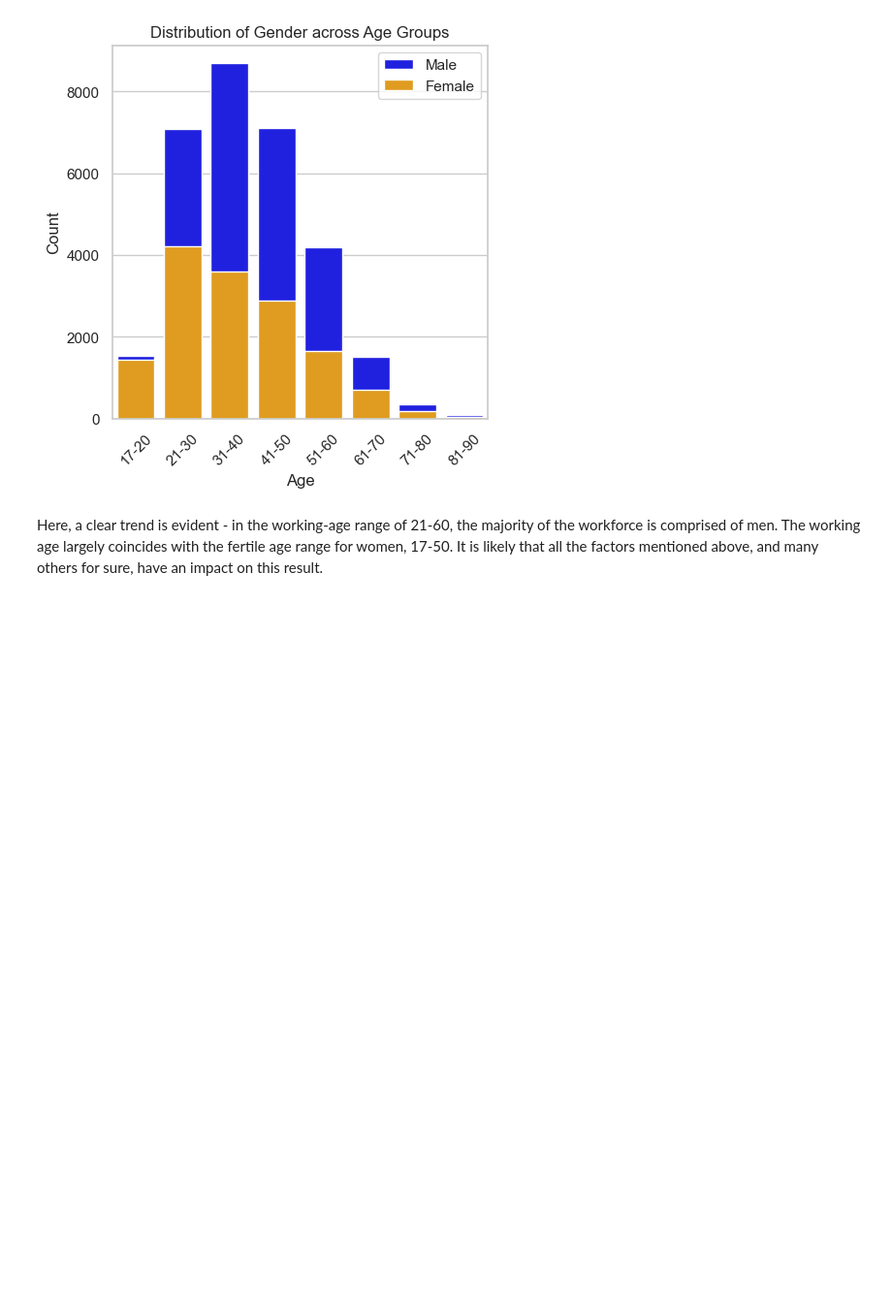
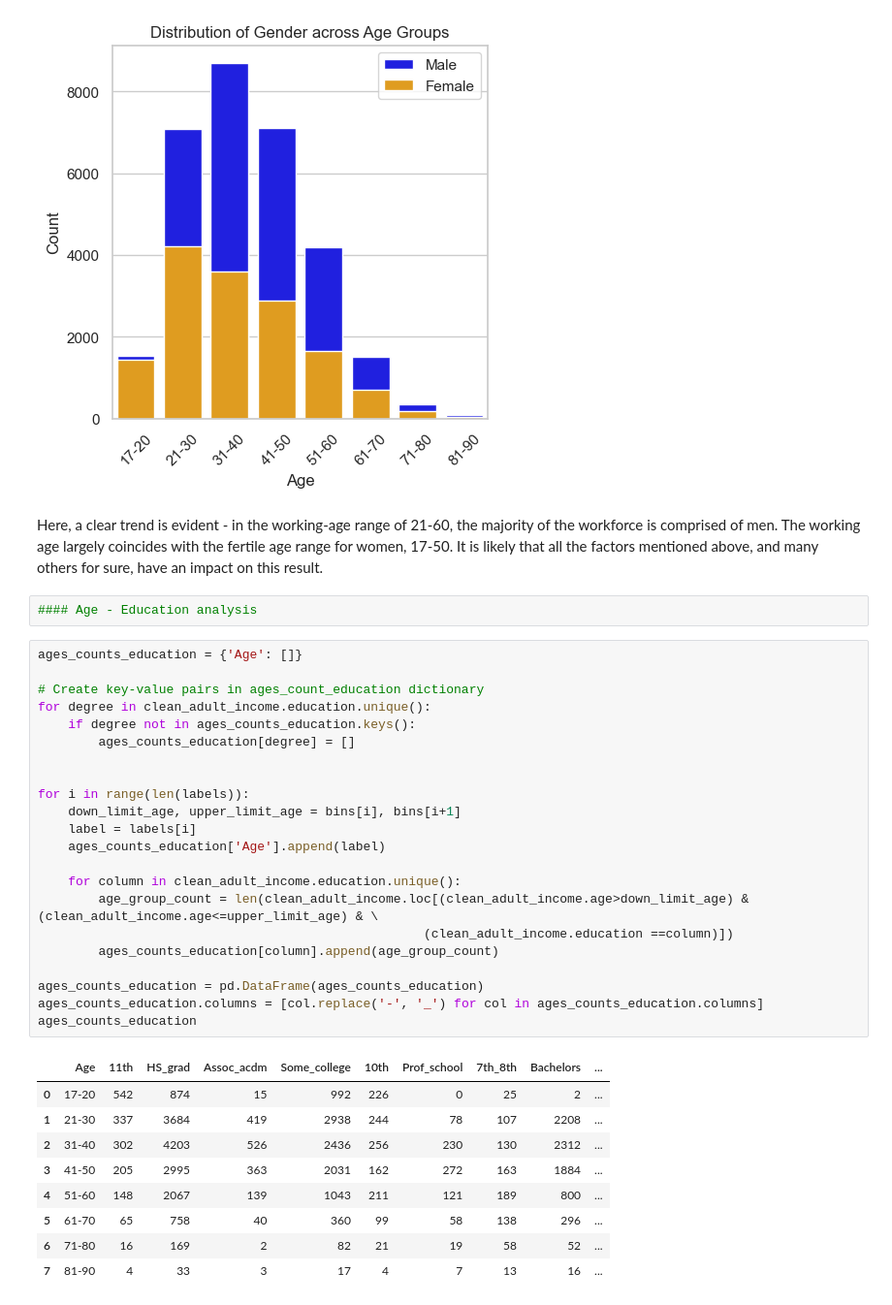
Before and after one commit to Kiril-Lazarov/Artificial-Intelligence, a Jupyter notebook: My Projects/Adult-Income Dataset.ipynb, the cells around one changed output. Shown at 97% size. Drawn from its saved outputs; the diff is of its cells as text; blank space fills up the shorter version.

```diff
--- a/My Projects/Adult-Income Dataset.ipynb
+++ b/My Projects/Adult-Income Dataset.ipynb
@@ -399,3 +408,37 @@ plt.show()
 [figure]
 # %% [markdown]
 Here, a clear trend is evident - in the working-age range of 21-60, the majority of the workforce is comprised of men. The working age largely coincides with the fertile age range for women, 17-50. It is likely that all the factors mentioned above, and many others for sure, have an impact on this result.
+# %%
+#### Age - Education analysis
+# %%
+ages_counts_education = {'Age': []}
+
+# Create key-value pairs in ages_count_education dictionary
+for degree in clean_adult_income.education.unique():
+    if degree not in ages_counts_education.keys():
+        ages_counts_education[degree] = []
+
+
+for i in range(len(labels)):
+    down_limit_age, upper_limit_age = bins[i], bins[i+1]
+    label = labels[i]
+    ages_counts_education['Age'].append(label)
+
+    for column in clean_adult_income.education.unique():
+        age_group_count = len(clean_adult_income.loc[(clean_adult_income.age>down_limit_age) & (clean_adult_income.age<=upper_limit_age) & \
+                                                   (clean_adult_income.education ==column)])
+        ages_counts_education[column].append(age_group_count)
+
+ages_counts_education = pd.DataFrame(ages_counts_education)
+ages_counts_education.columns = [col.replace('-', '_') for col in ages_counts_education.columns]
+ages_counts_education
+# %% [output]
+|  | Age | 11th | HS_grad | Assoc_acdm | Some_college | 10th | Prof_school | 7th_8th | Bachelors | ... |
+| 0 | 17-20 | 542 | 874 | 15 | 992 | 226 | 0 | 25 | 2 | ... |
+| 1 | 21-30 | 337 | 3684 | 419 | 2938 | 244 | 78 | 107 | 2208 | ... |
+| 2 | 31-40 | 302 | 4203 | 526 | 2436 | 256 | 230 | 130 | 2312 | ... |
+| 3 | 41-50 | 205 | 2995 | 363 | 2031 | 162 | 272 | 163 | 1884 | ... |
+| 4 | 51-60 | 148 | 2067 | 139 | 1043 | 211 | 121 | 189 | 800 | ... |
+| 5 | 61-70 | 65 | 758 | 40 | 360 | 99 | 58 | 138 | 296 | ... |
+| 6 | 71-80 | 16 | 169 | 2 | 82 | 21 | 19 | 58 | 52 | ... |
+| 7 | 81-90 | 4 | 33 | 3 | 17 | 4 | 7 | 13 | 16 | ... |
```
Also changed, not shown: parts of 7 cells of this notebook.
